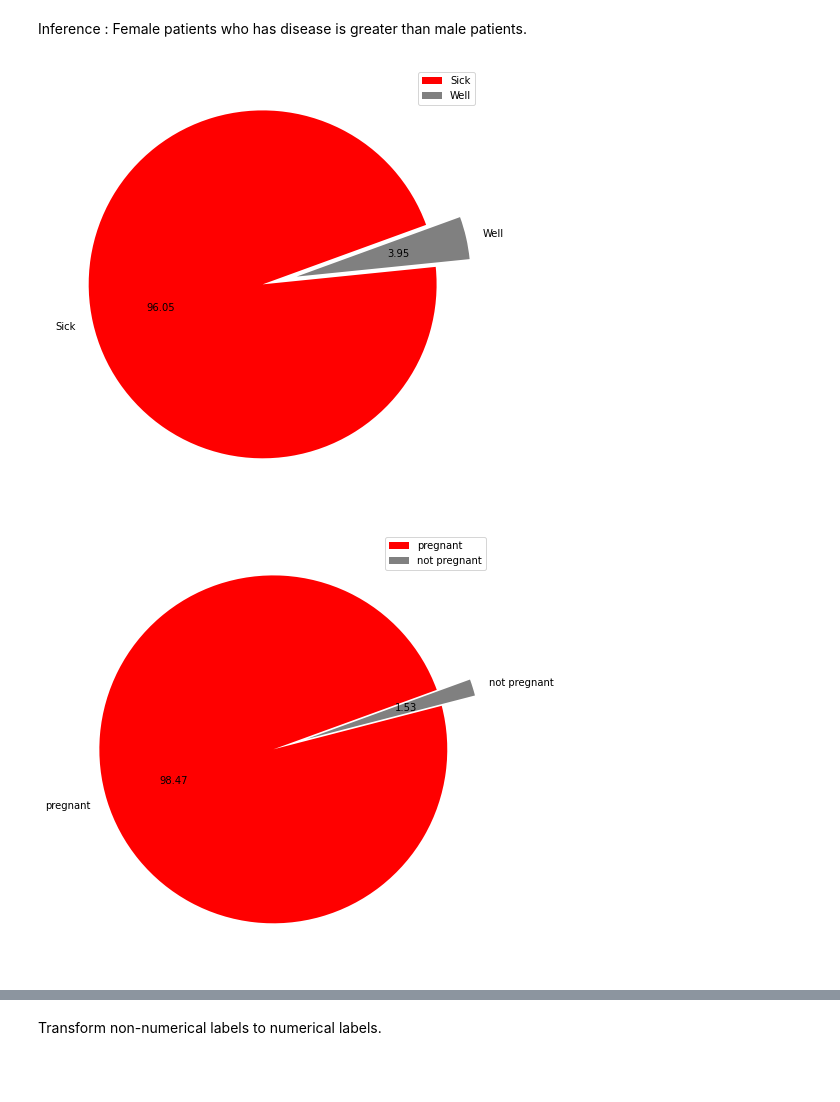
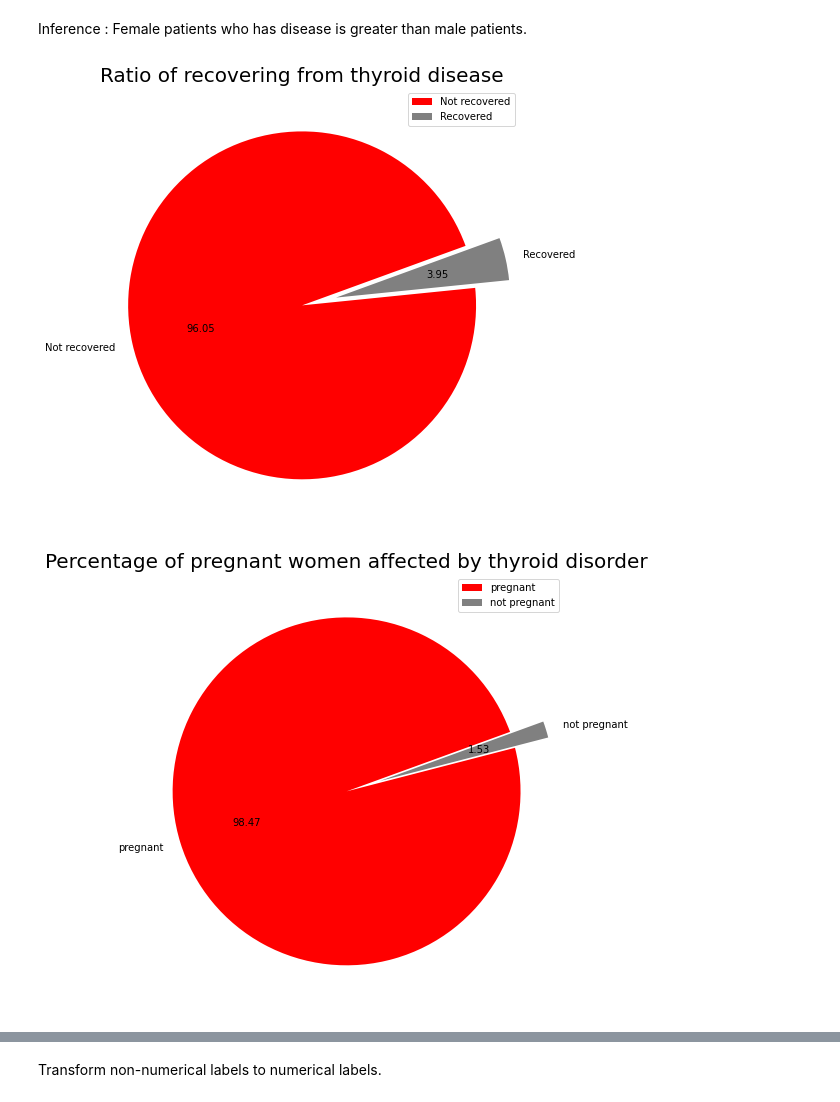
Before and after one commit to Tasnim-Jahan/Thyroid-disease-prediction-using-Machine-Learning, a Jupyter notebook: Thyroid_disease_prediction_using_Machine_Learning3.ipynb, the cells around one changed output, grey strips where cells are left out. Drawn from its saved outputs; the diff is of its cells as text; code cells hidden in the pictures; blank space fills up the shorter version.

```diff
--- a/Thyroid_disease_prediction_using_Machine_Learning3.ipynb
+++ b/Thyroid_disease_prediction_using_Machine_Learning3.ipynb
@@ -195,15 +191,16 @@ Female patients who has disease is greater than male patients.
 # %%
 plt.figure(figsize=(8,8))
 plt.pie(x=positive_df.sick.value_counts(),
-        labels=['Sick','Well'],
+        labels=['Not recovered','Recovered'],
         startangle = 20,
         colors=['red','gray'],
         autopct='%.2f',
         explode=[0,0.2]
        );
+plt.title("Ratio of recovering from thyroid disease",{'fontsize':20});
 plt.legend();
 # %% [output]
-[figure, old version]
+[figure, new version]
 # %%
 plt.figure(figsize=(8,8))
 plt.pie(x=positive_df.pregnant.value_counts(),
@@ -213,9 +210,10 @@ plt.pie(x=positive_df.pregnant.value_counts(),
         autopct='%.2f',
         explode=[0,0.2]
        );
+plt.title("Percentage of pregnant women affected by thyroid disorder",{'fontsize':20});
 plt.legend();
 # %% [output]
-[figure, old version]
+[figure, new version]
 # %%
 plt.figure(figsize=(8,8))
 plt.pie(x=positive_df.lithium.value_counts(),
```
Also changed, not shown: parts of 8 cells of this notebook.
